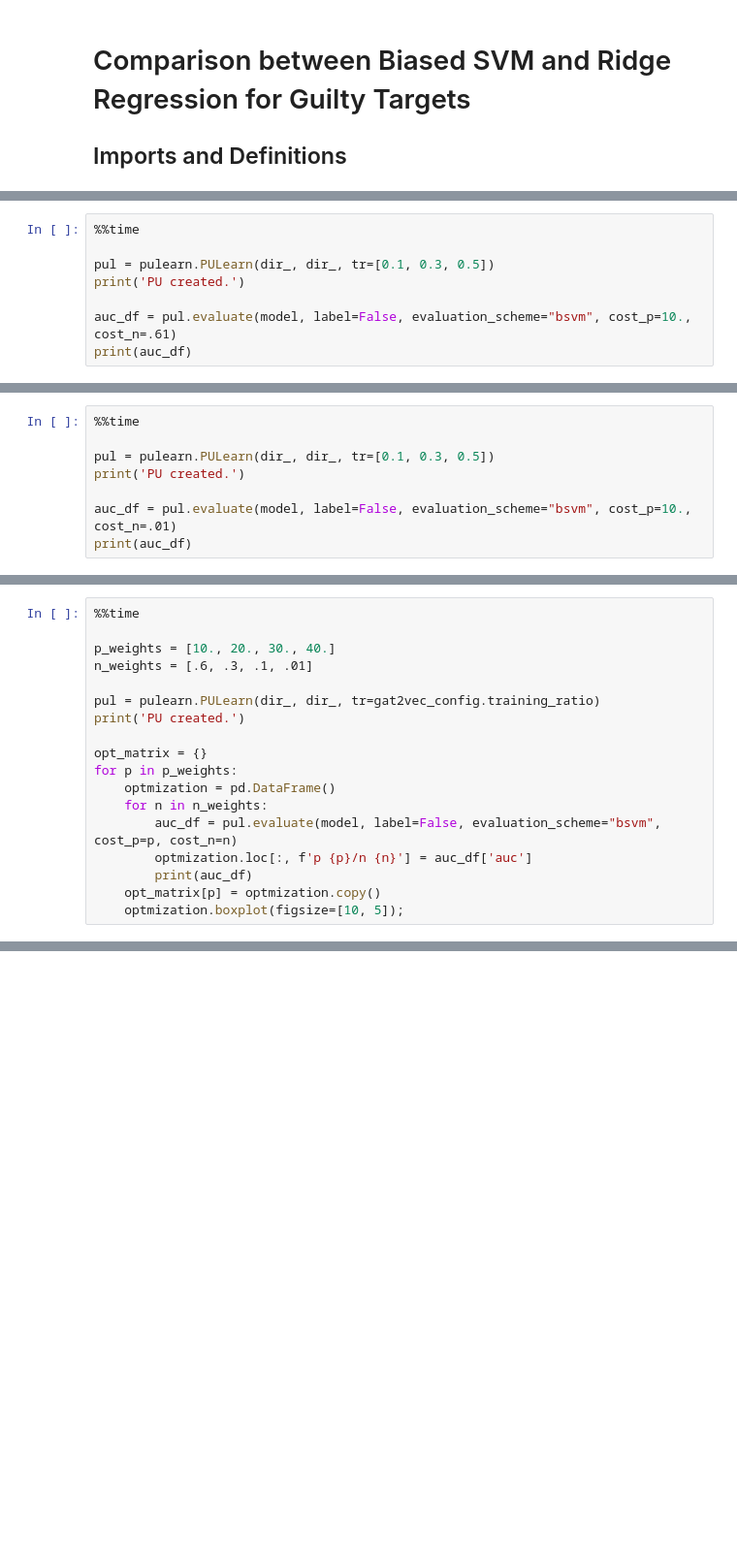
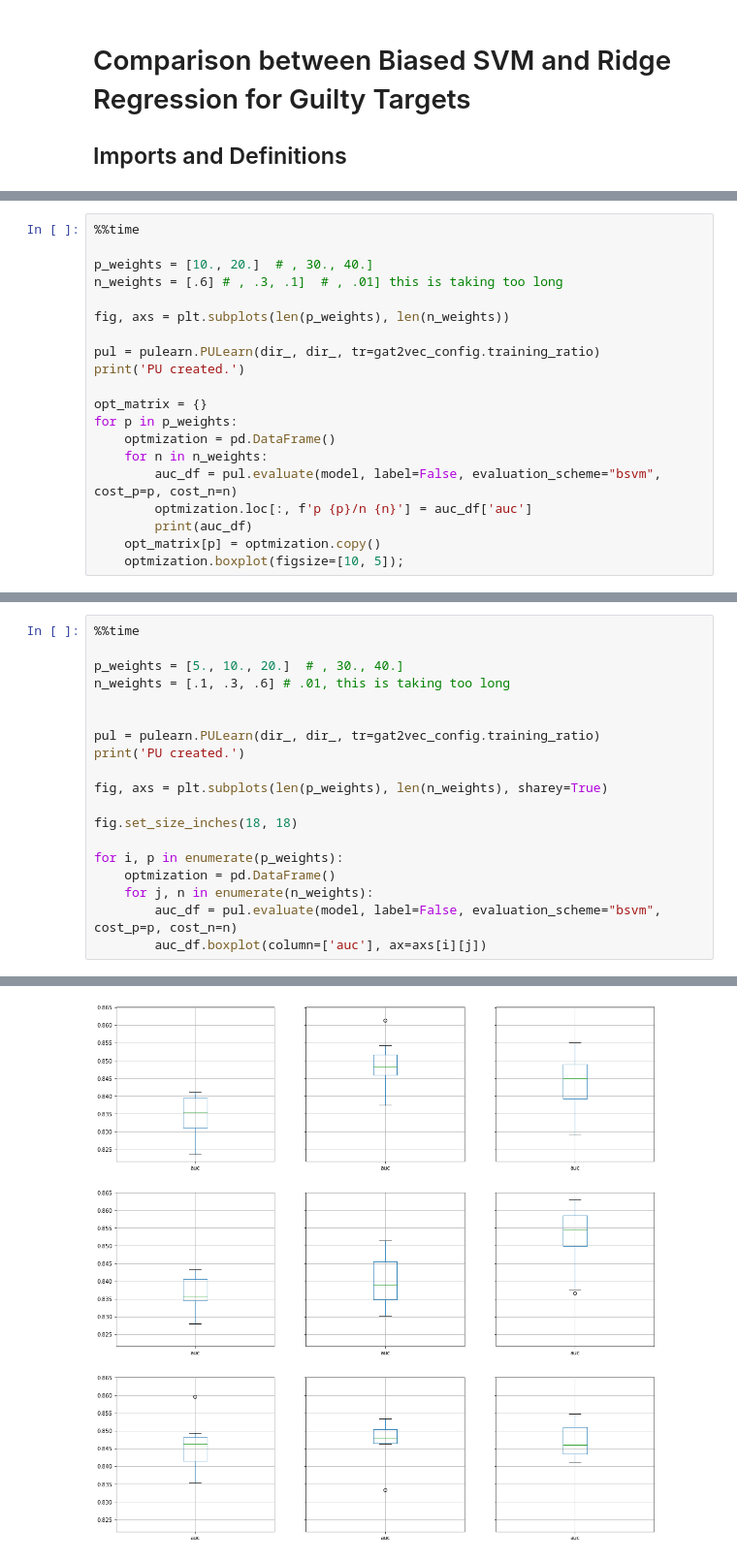
Before and after one commit to GuiltyTargets/phewas, a Jupyter notebook: notebooks/bsvm_vs_ridge_regression.ipynb, the cells around one changed output, grey strips where cells are left out. Shown at 97% size. Cells and saved outputs as stored; diff of their text form; blank space fills up the shorter version.

```diff
--- a/notebooks/bsvm_vs_ridge_regression.ipynb
+++ b/notebooks/bsvm_vs_ridge_regression.ipynb
@@ -88,8 +39,0 @@ Wall time: 24min 32s
-# %%
-%%time
-
-pul = pulearn.PULearn(dir_, dir_, tr=[0.1, 0.3, 0.5])
-print('PU created.')
-
-auc_df = pul.evaluate(model, label=False, evaluation_scheme="bsvm", cost_p=10., cost_n=.61)
-print(auc_df)
@@ -114,8 +39,0 @@ Wall time: 43min 55s
-# %%
-%%time
-
-pul = pulearn.PULearn(dir_, dir_, tr=[0.1, 0.3, 0.5])
-print('PU created.')
-
-auc_df = pul.evaluate(model, label=False, evaluation_scheme="bsvm", cost_p=10., cost_n=.01)
-print(auc_df)
@@ -138,8 +40,10 @@ PU created.
 # %%
 %%time
 
-p_weights = [10., 20., 30., 40.]
-n_weights = [.6, .3, .1, .01]
+p_weights = [10., 20.]  # , 30., 40.]
+n_weights = [.6] # , .3, .1]  # , .01] this is taking too long
+
+fig, axs = plt.subplots(len(p_weights), len(n_weights))
 
 pul = pulearn.PULearn(dir_, dir_, tr=gat2vec_config.training_ratio)
 print('PU created.')
@@ -155,0 +96,20 @@ for p in p_weights:
+# %%
+%%time
+
+p_weights = [5., 10., 20.]  # , 30., 40.]
+n_weights = [.1, .3, .6] # .01, this is taking too long
+
+
+pul = pulearn.PULearn(dir_, dir_, tr=gat2vec_config.training_ratio)
+print('PU created.')
+
+fig, axs = plt.subplots(len(p_weights), len(n_weights), sharey=True)
+
+fig.set_size_inches(18, 18)
+
+for i, p in enumerate(p_weights):
+    optmization = pd.DataFrame()
+    for j, n in enumerate(n_weights):
+        auc_df = pul.evaluate(model, label=False, evaluation_scheme="bsvm", cost_p=p, cost_n=n)
+        auc_df.boxplot(column=['auc'], ax=axs[i][j])
+# %% [output]
@@ -155,0 +151 @@ for p in p_weights:
+[figure, added]
```
Also changed, not shown: parts of 9 cells of this notebook.
